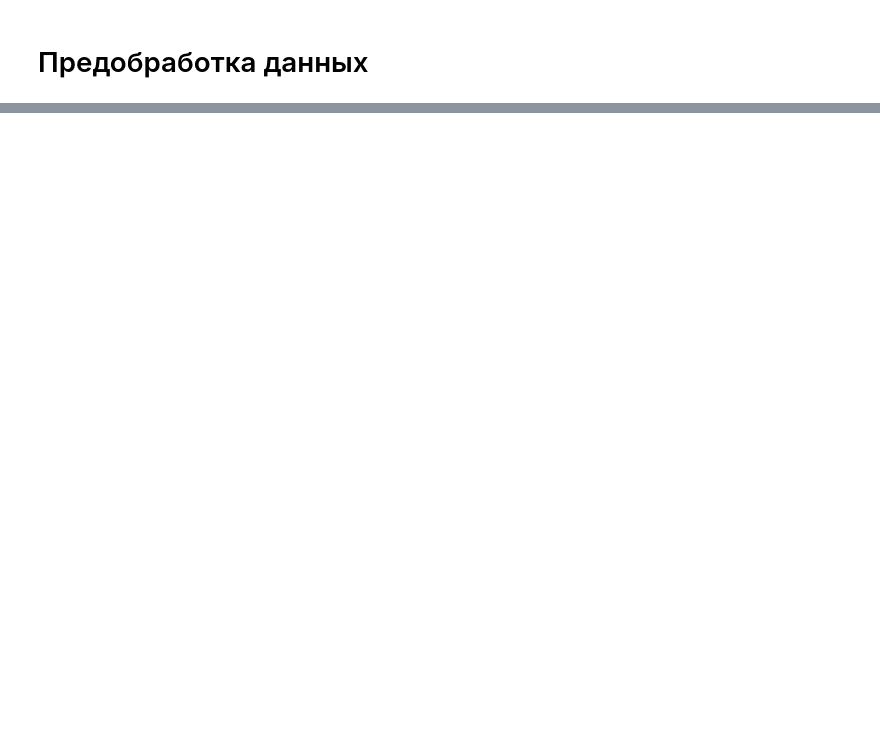
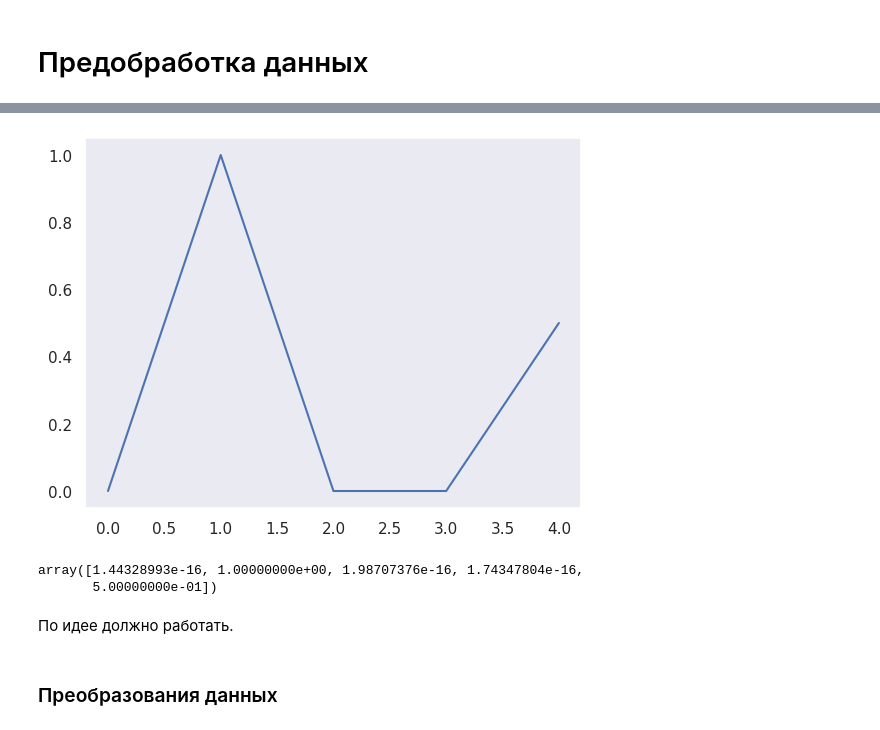
Before and after one commit to Gigdoz/AI-Technologies_ControlPoint, a Jupyter notebook: stop_detector.ipynb, the cells around one changed output, grey strips where cells are left out. Cells and saved outputs as stored; diff of their text form; code cells hidden in the pictures; blank space fills up the shorter version.

```diff
--- a/stop_detector.ipynb
+++ b/stop_detector.ipynb
@@ -198,0 +340,25 @@ Text(0, 0.5, 'Activity')
+# %%
+from scipy.fft import fft, fftfreq
+import numpy as np
+# Number of sample points
+N = 10
+# sample spacing
+T = 0.1
+x = np.linspace(0.0, N*T, N, endpoint=False)
+y = np.sin(1.0 * 2.0*np.pi*x) + 0.5*np.sin(4.0 * 2.0*np.pi*x)
+yf = fft(y)
+xf = fftfreq(N, T)[:N//2]
+import matplotlib.pyplot as plt
+plt.plot(xf, 2.0/N * np.abs(yf[0:N//2]))
+plt.grid()
+plt.show()
+
+np.abs(2.0/N *yf[0:N//2])
+# %% [output]
+[figure, added]
+array([1.44328993e-16, 1.00000000e+00, 1.98707376e-16, 1.74347804e-16,
+       5.00000000e-01])
+# %% [markdown]
+По идее должно работать.
+# %% [markdown]
+### Преобразования данных
```
Also changed, not shown: parts of 16 cells of this notebook.
